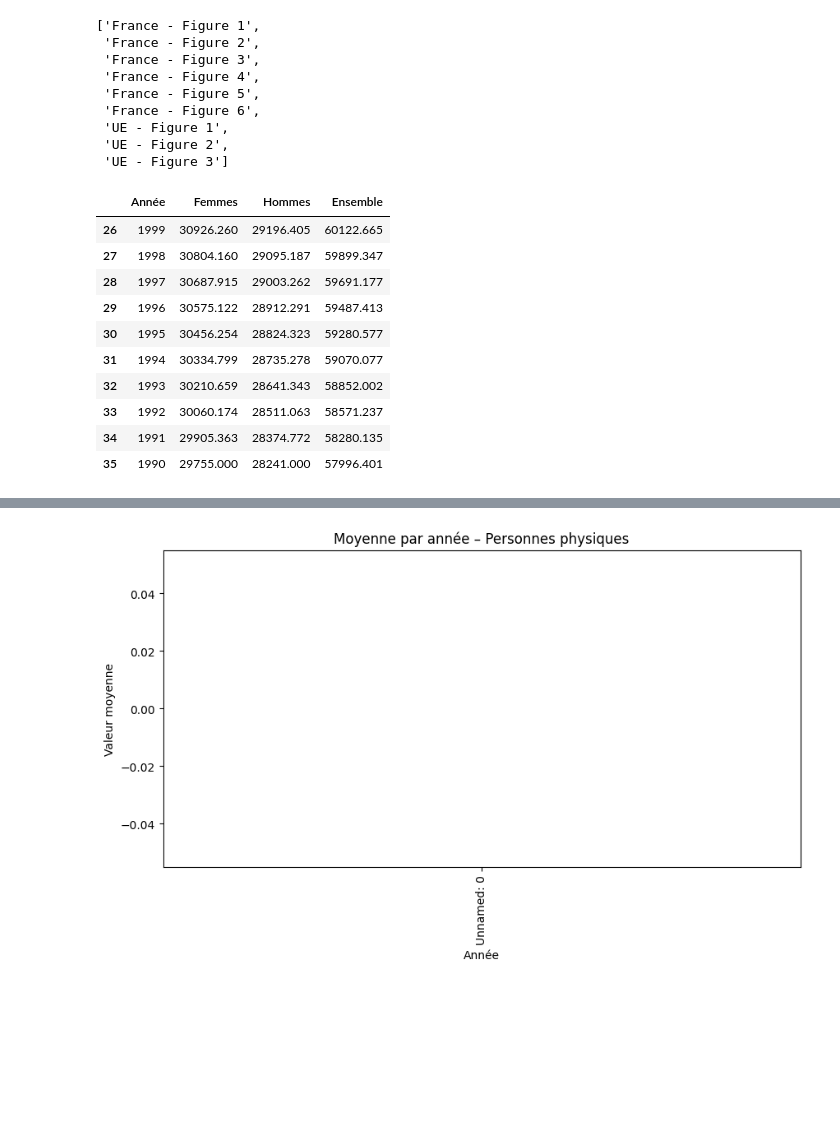
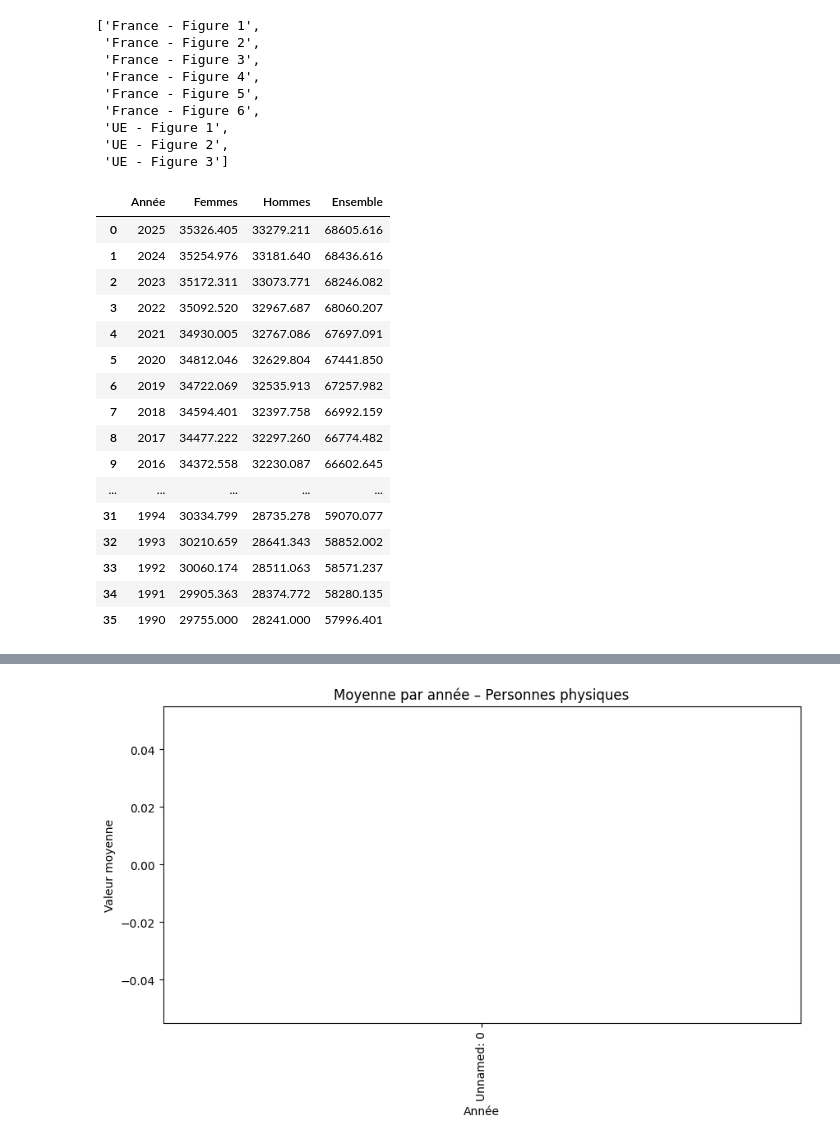
Before and after one commit to luciedum-dot/Intro-to-data-analysis-with-Python---Final-Project, a Jupyter notebook: Evolutions_of_Criminality_France_2016_2024.ipynb, the cells around one changed output, grey strips where cells are left out. Cells and saved outputs as stored; diff of their text form; code cells hidden in the pictures; blank space fills up the shorter version.

```diff
--- a/Evolutions_of_Criminality_France_2016_2024.ipynb
+++ b/Evolutions_of_Criminality_France_2016_2024.ipynb
@@ -131,17 +137,23 @@ xls_pop.sheet_names
 # %%
 #Show the Excel File on the sheet France - Figure 2, in order to look at the "Ensemble" column for every year between 2016 to 2024
 
 #Read Excel on the sheet 3.sexe, skipping the first 2 rows and setting multiple headers (years and categories)
 df_pop = pd.read_excel(path, sheet_name="France - Figure 2", skiprows=3)
 df_pop = df_pop[0:-4]
-df_pop.tail(10)
+df_pop.tail(40)
 # %% [output]
 |  | Année | Femmes | Hommes | Ensemble |
-| 26 | 1999 | 30926.260 | 29196.405 | 60122.665 |
-| 27 | 1998 | 30804.160 | 29095.187 | 59899.347 |
-| 28 | 1997 | 30687.915 | 29003.262 | 59691.177 |
-| 29 | 1996 | 30575.122 | 28912.291 | 59487.413 |
-| 30 | 1995 | 30456.254 | 28824.323 | 59280.577 |
+| 0 | 2025 | 35326.405 | 33279.211 | 68605.616 |
+| 1 | 2024 | 35254.976 | 33181.640 | 68436.616 |
+| 2 | 2023 | 35172.311 | 33073.771 | 68246.082 |
+| 3 | 2022 | 35092.520 | 32967.687 | 68060.207 |
+| 4 | 2021 | 34930.005 | 32767.086 | 67697.091 |
+| 5 | 2020 | 34812.046 | 32629.804 | 67441.850 |
+| 6 | 2019 | 34722.069 | 32535.913 | 67257.982 |
+| 7 | 2018 | 34594.401 | 32397.758 | 66992.159 |
+| 8 | 2017 | 34477.222 | 32297.260 | 66774.482 |
+| 9 | 2016 | 34372.558 | 32230.087 | 66602.645 |
+| ... | ... | ... | ... | ... |
 | 31 | 1994 | 30334.799 | 28735.278 | 59070.077 |
 | 32 | 1993 | 30210.659 | 28641.343 | 58852.002 |
 | 33 | 1992 | 30060.174 | 28511.063 | 58571.237 |
```
Also changed, not shown: parts of 4 cells of this notebook.
